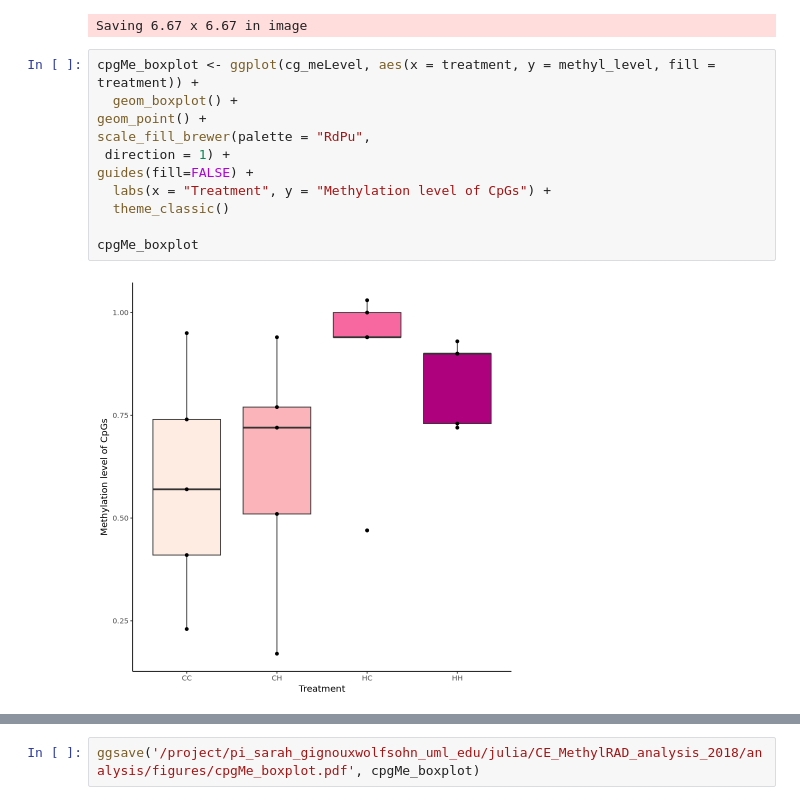
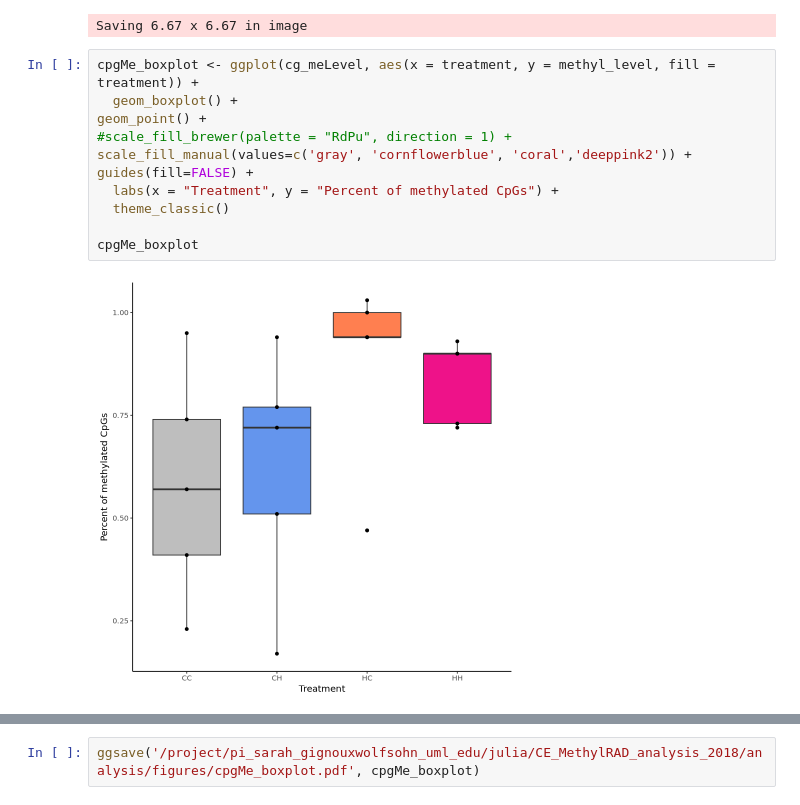
Before and after one commit to jgmcdonough/CE18_methylRAD_analysis, a Jupyter notebook: analysis/genomic_feature_tracks/methylation_level_of_features.ipynb, the cells around one changed output, grey strips where cells are left out. Cells and saved outputs as stored; diff of their text form.

```diff
--- a/analysis/genomic_feature_tracks/methylation_level_of_features.ipynb
+++ b/analysis/genomic_feature_tracks/methylation_level_of_features.ipynb
@@ -1787,13 +1825,13 @@ Saving 6.67 x 6.67 in image
 # %%
 cpgMe_boxplot <- ggplot(cg_meLevel, aes(x = treatment, y = methyl_level, fill = treatment)) +
   geom_boxplot() +
 geom_point() +
-scale_fill_brewer(palette = "RdPu",
- direction = 1) +
+#scale_fill_brewer(palette = "RdPu", direction = 1) +
+scale_fill_manual(values=c('gray', 'cornflowerblue', 'coral','deeppink2')) +
 guides(fill=FALSE) +
-  labs(x = "Treatment", y = "Methylation level of CpGs") +
+  labs(x = "Treatment", y = "Percent of methylated CpGs") +
   theme_classic()
 
 cpgMe_boxplot
 # %% [output]
-[figure, old version]
+[figure, new version]
```
Also changed, not shown: parts of 30 cells of this notebook.
